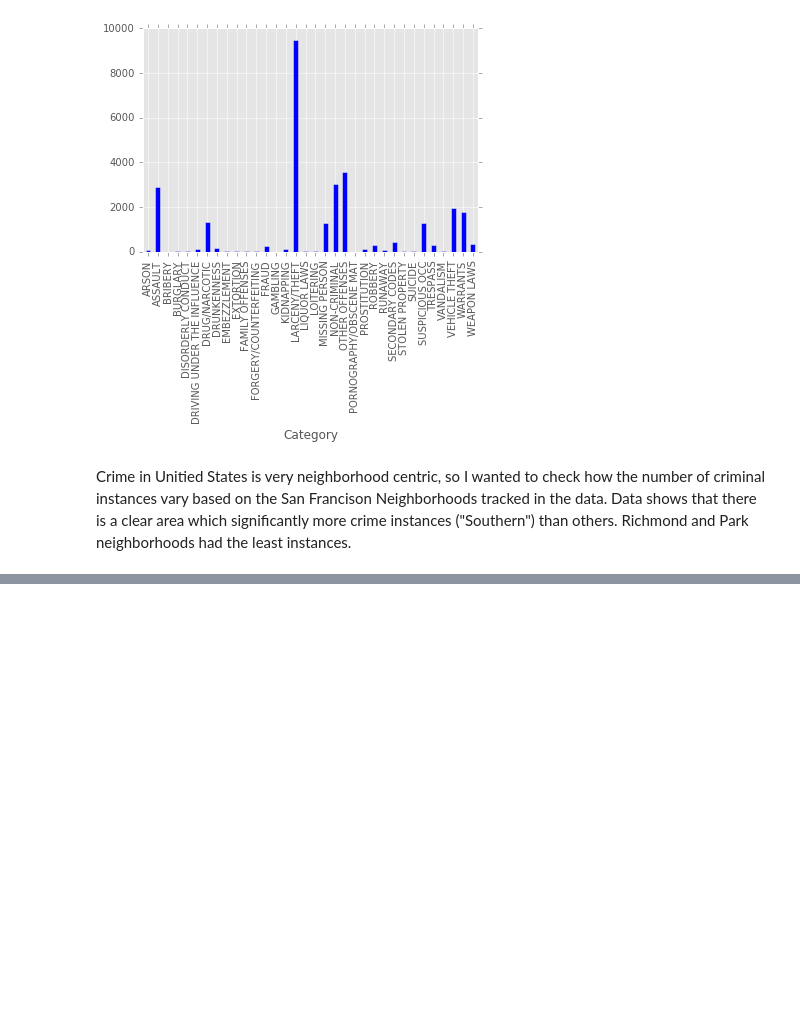
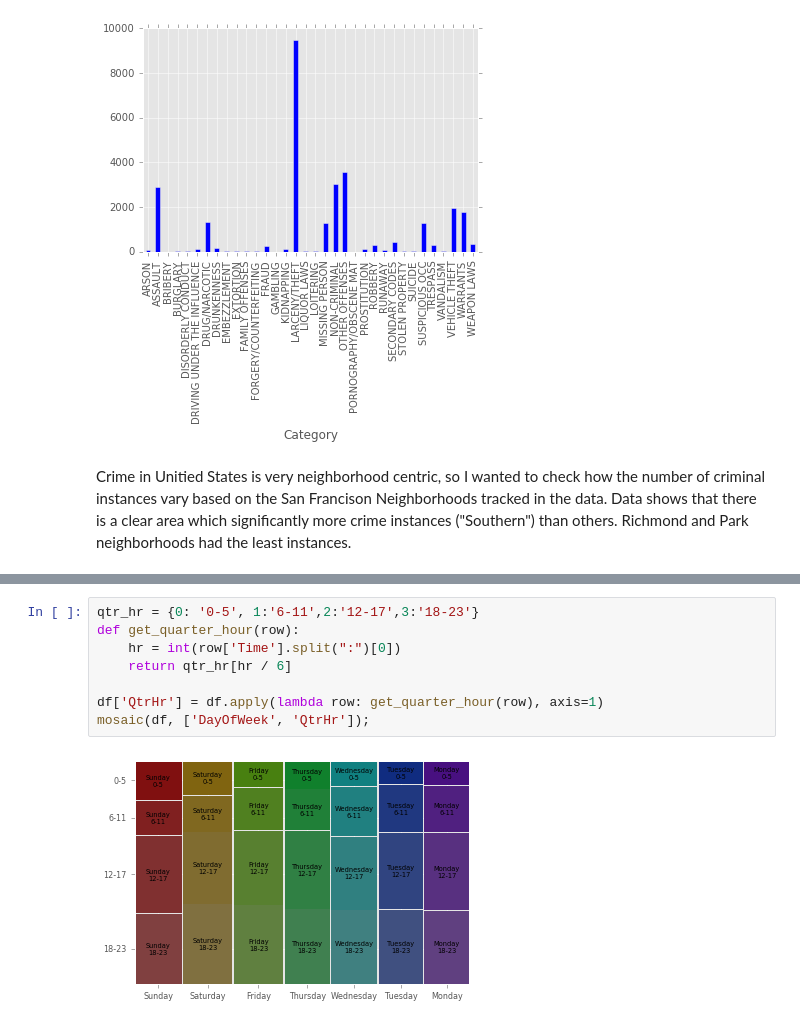
Before and after one commit to a-d-i/dssfodata, a Jupyter notebook: sfocrimeanalysis.ipynb, the cells around one changed output, grey strips where cells are left out. Drawn from its saved outputs; the diff is of its cells as text; blank space fills up the shorter version.

```diff
--- a/sfocrimeanalysis.ipynb
+++ b/sfocrimeanalysis.ipynb
@@ -38,0 +57,10 @@ map.drawmapboundary(fill_color='aqua')
+# %%
+qtr_hr = {0: '0-5', 1:'6-11',2:'12-17',3:'18-23'}
+def get_quarter_hour(row):
+    hr = int(row['Time'].split(":")[0])
+    return qtr_hr[hr / 6]
+
+df['QtrHr'] = df.apply(lambda row: get_quarter_hour(row), axis=1)
+mosaic(df, ['DayOfWeek', 'QtrHr']);
+# %% [output]
+[figure, added]
```
Also changed, not shown: parts of 9 cells of this notebook.
